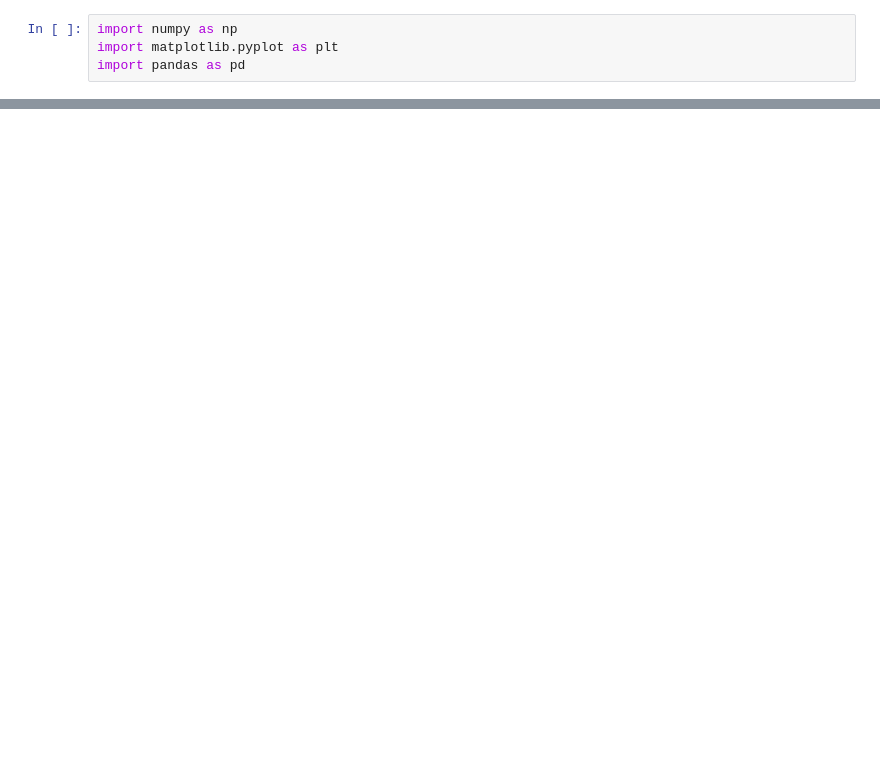
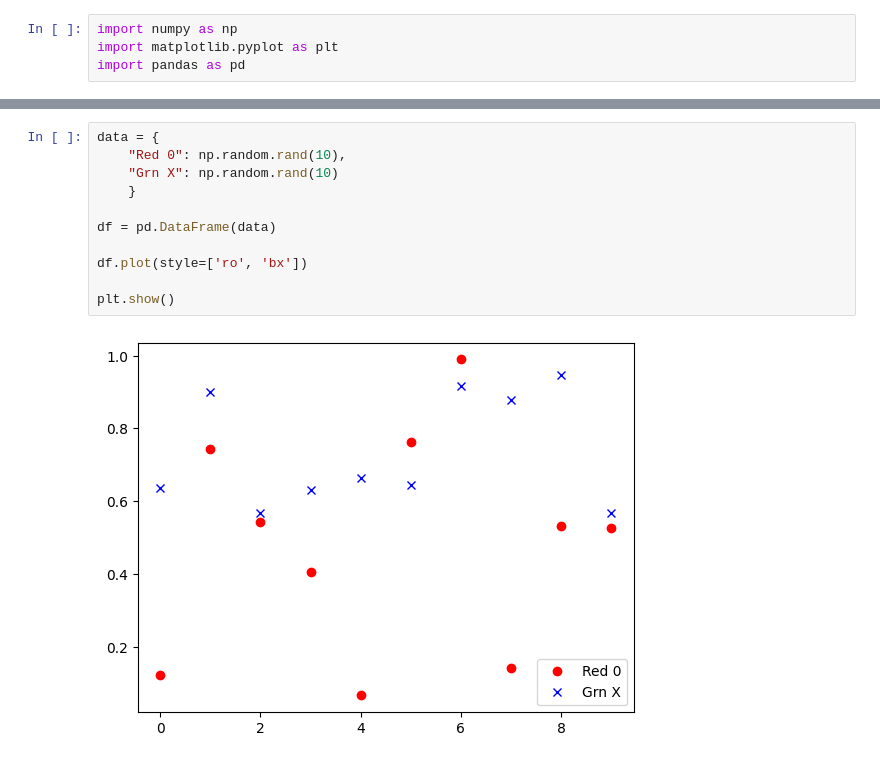
Before and after one commit to MuhammadjonArabov/Data-science, a Jupyter notebook: Vizualization/new.ipynb, the cells around one changed output, grey strips where cells are left out. Saved outputs shown, nothing was run; the diff lists cells and outputs as text; blank space fills up the shorter version.

```diff
--- a/Vizualization/new.ipynb
+++ b/Vizualization/new.ipynb
@@ -37,3 +52,16 @@ plt.bar(x,y,color=["lime", "r", "k", "m", "b"])
 plt.show()
 # %% [output]
 [figure]
+# %%
+data = {
+    "Red 0": np.random.rand(10),
+    "Grn X": np.random.rand(10)
+    }
+
+df = pd.DataFrame(data)
+
+df.plot(style=['ro', 'bx'])
+
+plt.show()
+# %% [output]
+[figure, added]
```
Also changed, not shown: parts of 6 cells of this notebook.
